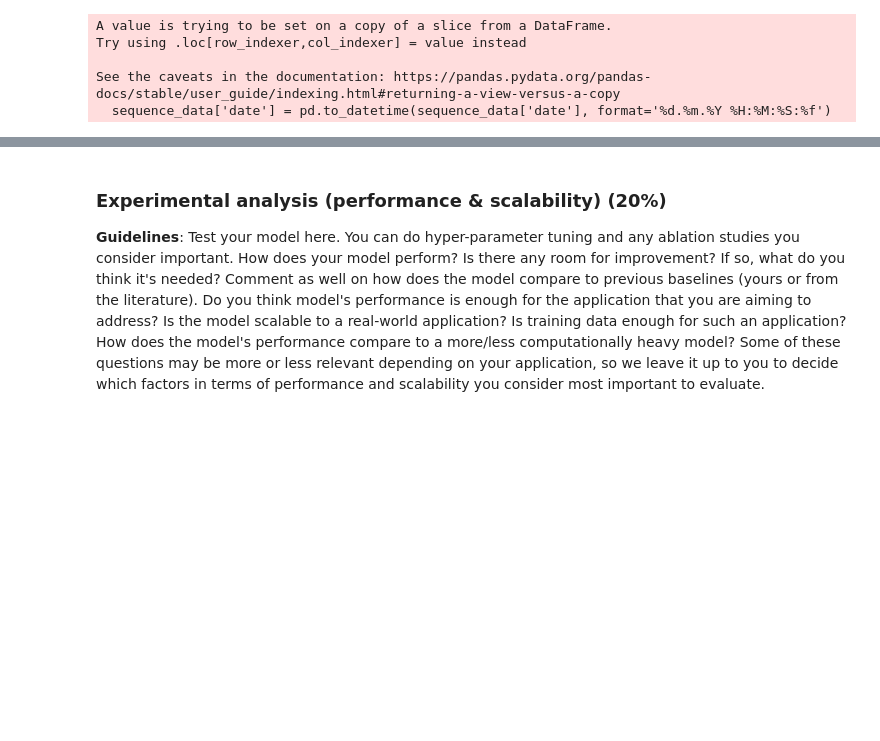
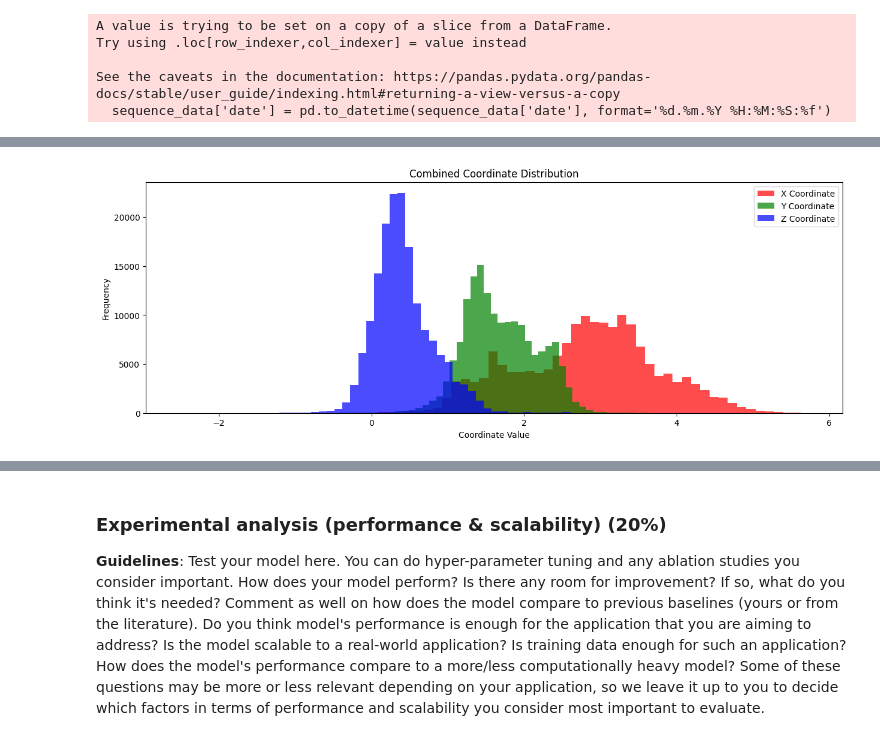
Before and after one commit to ElGrorg/LSTMFallDetection, a Jupyter notebook: coursework2_ai4sd.ipynb, the cells around one changed output, grey strips where cells are left out. Saved outputs shown, nothing was run; the diff lists cells and outputs as text; code cells hidden in the pictures; blank space fills up the shorter version.

```diff
--- a/coursework2_ai4sd.ipynb
+++ b/coursework2_ai4sd.ipynb
@@ -51,5 +60,5 @@ import matplotlib.dates as mdates
 # %%
-df = pd.read_csv('original_full_data/localization+data+for+person+activity/ConfLongDemo_JSI.csv')
+df = pd.read_csv('/content/drive/MyDrive/AISD-CW2/original_full_data/localization+data+for+person+activity/ConfLongDemo_JSI.csv')
 df.head()
 # %% [output]
 |  | sequence_name | tag_identifier | timestamp | date | x_coord | y_coord | z_coord | activity |
@@ -232,5 +161,0 @@ from tqdm import tqdm
-# %%
-# Reloading Data
-df = pd.read_csv('original_full_data/localization+data+for+person+activity/ConfLongDemo_JSI.csv')
-df['date'] = pd.to_datetime(df['date'], format='%d.%m.%Y %H:%M:%S:%f')
-df = df.sort_values(by=['sequence_name', 'date'])
@@ -240,2 +161,0 @@ df[['x_coord', 'y_coord', 'z_coord']] = scaler.fit_transform(df[['x_coord', 'y_c
-# %%
-df = df.drop(columns=['date', 'tag_identifier', 'timestamp', 'sequence_name'])
@@ -386,0 +207,15 @@ def plot_confusion_matrix(all_labels, all_predictions, class_names):
+# %%
+def plot_combined_coordinate_dist(x_coord, y_coord, z_coord):
+    fig, ax = plt.subplots(figsize=(15, 5))
+    ax.hist(x_coord, bins=50, color='r', alpha=0.7, label='X Coordinate')
+    ax.hist(y_coord, bins=50, color='g', alpha=0.7, label='Y Coordinate')
+    ax.hist(z_coord, bins=50, color='b', alpha=0.7, label='Z Coordinate')
+    ax.set_title('Combined Coordinate Distribution')
+    ax.set_xlabel('Coordinate Value')
+    ax.set_ylabel('Frequency')
+    ax.legend()
+    plt.show()
+
+plot_combined_coordinate_dist(df['x_coord'], df['y_coord'], df['z_coord'])
+# %% [output]
+[figure, added]
```
Also changed, not shown: parts of 84 cells of this notebook, 1 other file.
